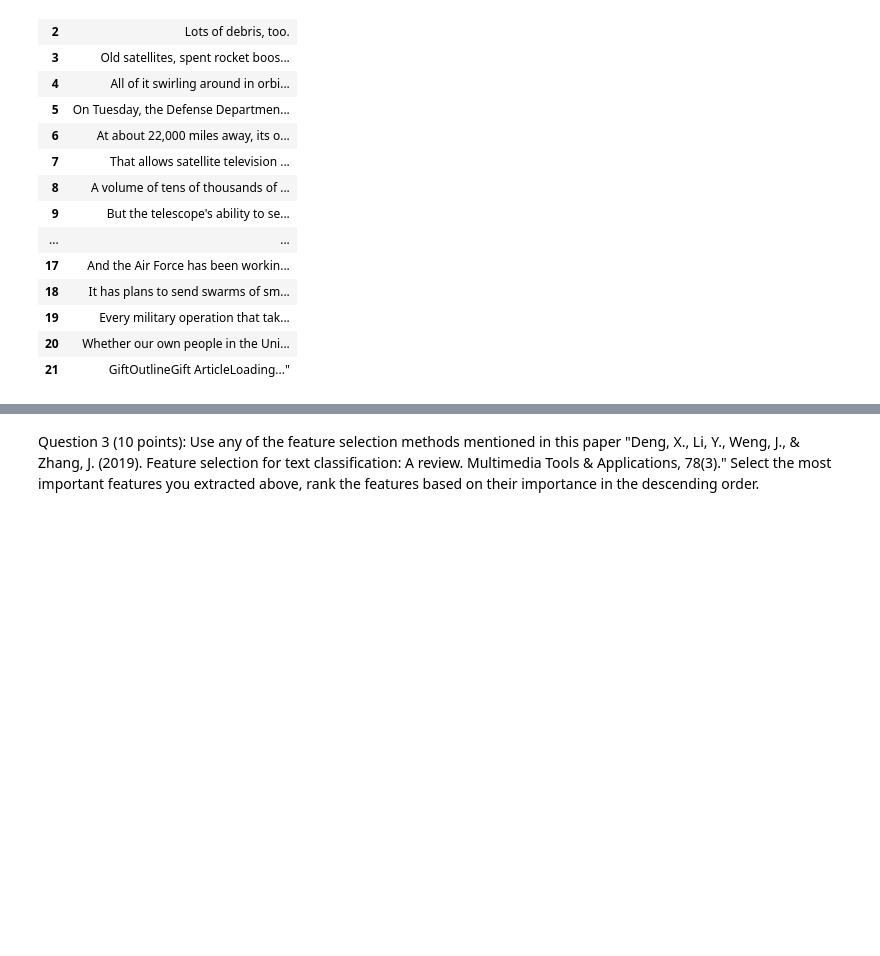
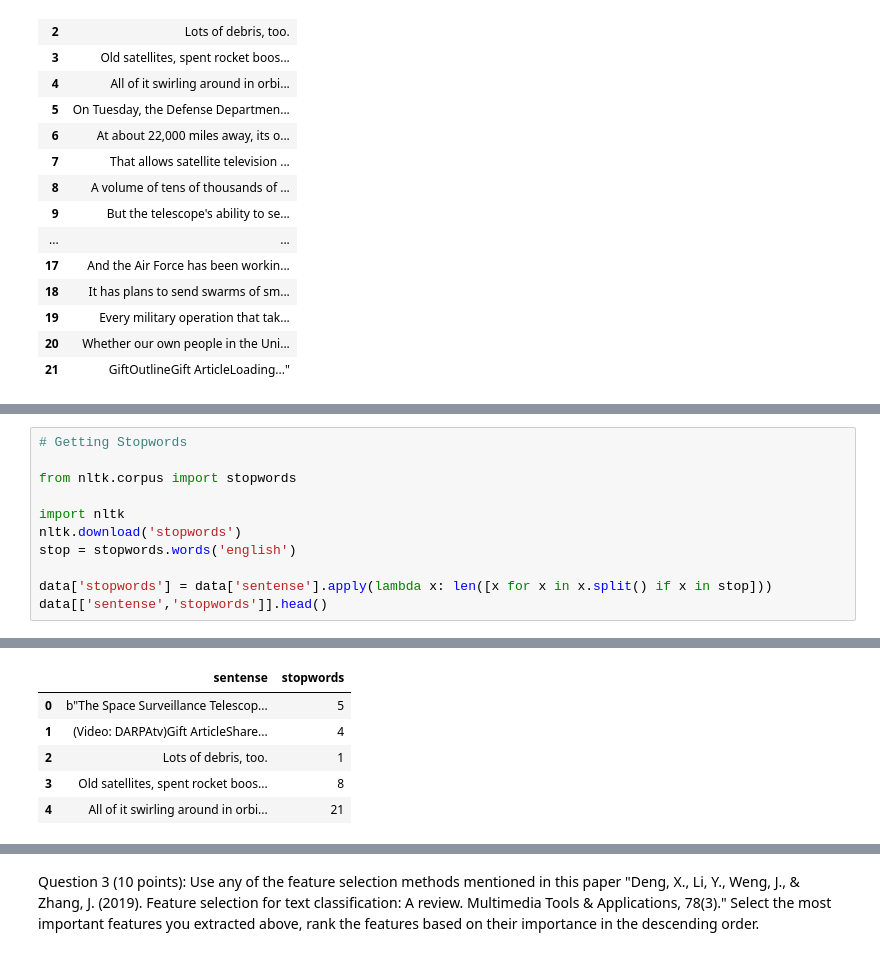
Before and after one commit to kavyamannam/haihua_INFO5731_Spring2020, a Jupyter notebook: In_class_exercise_03_10062022.ipynb, the cells around one changed output, grey strips where cells are left out. Drawn from its saved outputs; the diff is of its cells as text; blank space fills up the shorter version.

```diff
--- a/In_class_exercise_03_10062022.ipynb
+++ b/In_class_exercise_03_10062022.ipynb
@@ -291,0 +283,12 @@ termfreq
+# %%
+# Getting Stopwords
+
+from nltk.corpus import stopwords
+
+import nltk
+nltk.download('stopwords')
+stop = stopwords.words('english')
+
+data['stopwords'] = data['sentense'].apply(lambda x: len([x for x in x.split() if x in stop]))
+data[['sentense','stopwords']].head()
+# %% [output]
@@ -291,0 +297,6 @@ termfreq
+|  | sentense | stopwords |
+| 0 | b"The Space Surveillance Telescop... | 5 |
+| 1 | (Video: DARPAtv)Gift ArticleShare... | 4 |
+| 2 | Lots of debris, too. | 1 |
+| 3 | Old satellites, spent rocket boos... | 8 |
+| 4 | All of it swirling around in orbi... | 21 |
```
Also changed, not shown: parts of 9 cells of this notebook.
